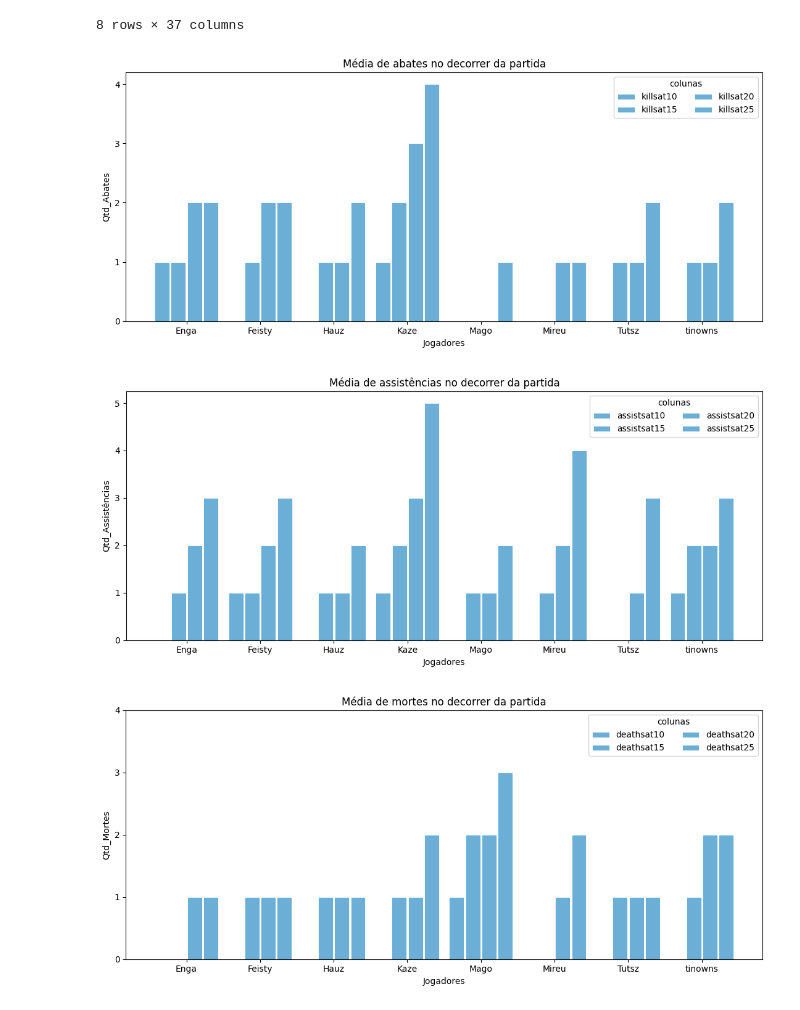
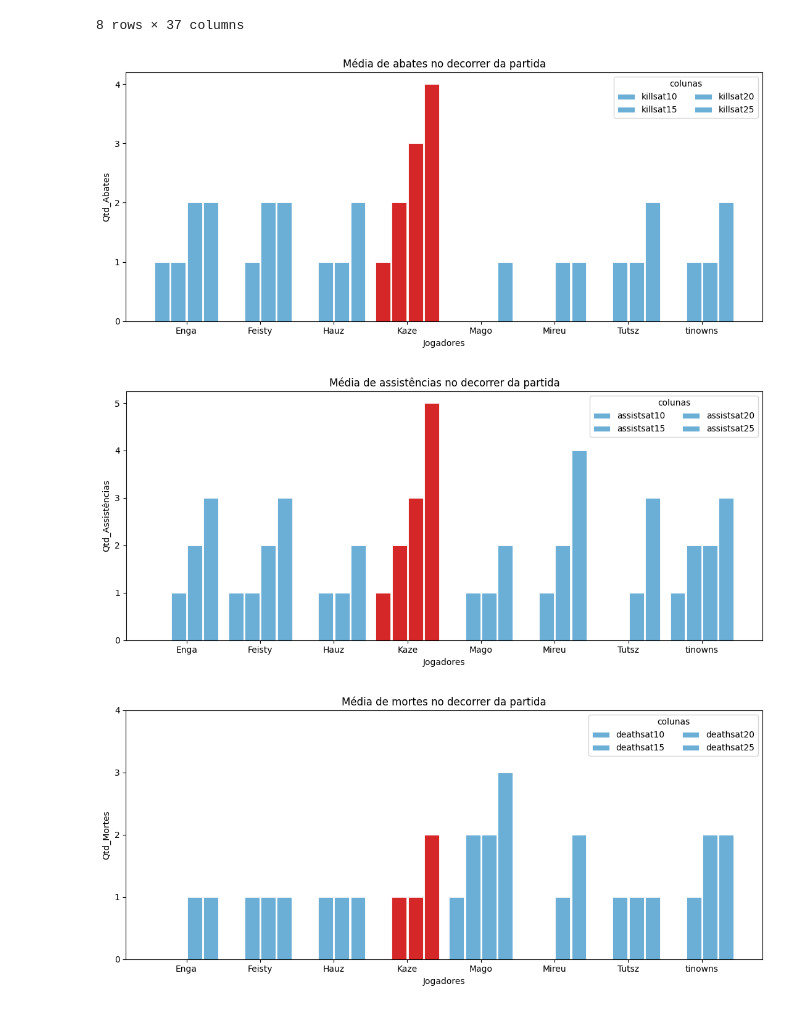
Before and after one commit to yagoandradelima/data-analysis-python, a Jupyter notebook: lol/codes/cblol_2026.ipynb, the cells around one changed output. Drawn from its saved outputs; the diff is of its cells as text; code cells hidden in the pictures.

```diff
--- a/lol/codes/cblol_2026.ipynb
+++ b/lol/codes/cblol_2026.ipynb
@@ -123,38 +123,38 @@ fig, ax = plt.subplots(figsize=(11,5))
 cmap_default = plt.cm.tab20c
 cmap_special = plt.cm.tab10
 
-special_label = "kaze"
+special_label = "Kaze"
 
 group_colors = []
 for i, label in enumerate(base_visual_kda["playername"]):
     if label == special_label:
         group_colors.append(cmap_special(3))
     else:
         group_colors.append(cmap_default(1))
 
 for j, col in enumerate(base_visual_kda.columns[1:5]):
     # deslocamento de cada série dentro do grupo
     offset = (j - (n_series - 1)/2) * (bar_width + gap)
     ax.bar(x + offset, base_visual_kda[col].values,
            width=bar_width,
            label=col,
            color = group_colors,
            edgecolor='white',
            linewidth=0.6
         )
 
 ax.set_xticks(x)
 ax.set_xticklabels(base_visual_kda["playername"], rotation=0)
 ax.set_yticks([0, 1, 2, 3, 4])
 ax.set_xlabel("Jogadores")
 ax.set_ylabel("Qtd_Abates")
 ax.set_title("Média de abates no decorrer da partida")
 ax.legend(title="colunas", ncol=2)
 
 plt.tight_layout()
 plt.show()
 # %% [output]
-[figure, old version]
+[figure, new version]
 # %%
 # Fazendo o gráfico
 x = np.arange(len(base_visual.index))       # posição dos 8 indices do eixo x
@@ -167,7 +167,7 @@ fig, ax = plt.subplots(figsize=(11,5))
 cmap_default = plt.cm.tab20c
 cmap_special = plt.cm.tab10
 
-special_label = "kaze"
+special_label = "Kaze"
 
 group_colors = []
 for i, label in enumerate(base_visual_kda["playername"]):
@@ -198,7 +198,7 @@ ax.legend(title="colunas", ncol=2)
 plt.tight_layout()
 plt.show()
 # %% [output]
-[figure, old version]
+[figure, new version]
 # %%
 # Fazendo o gráfico
 x = np.arange(len(base_visual.index))       # posição dos 8 indices do eixo x
@@ -211,7 +211,7 @@ fig, ax = plt.subplots(figsize=(11,5))
 cmap_default = plt.cm.tab20c
 cmap_special = plt.cm.tab10
 
-special_label = "kaze"
+special_label = "Kaze"
 
 group_colors = []
 for i, label in enumerate(base_visual_kda["playername"]):
@@ -242,5 +242,5 @@ ax.legend(title="colunas", ncol=2)
 plt.tight_layout()
 plt.show()
 # %% [output]
-[figure, old version]
+[figure, new version]
 # %%
```
Also changed, not shown: parts of 2 cells of this notebook, 1 other file.
